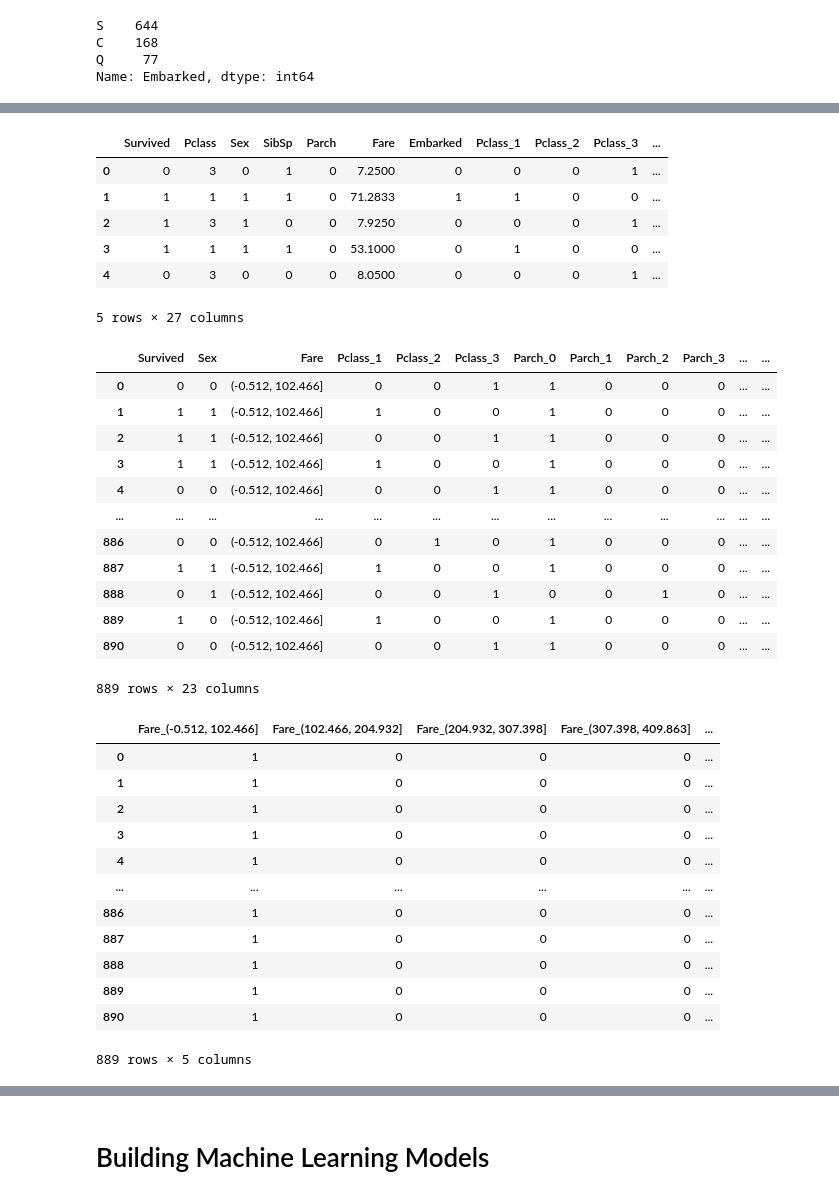
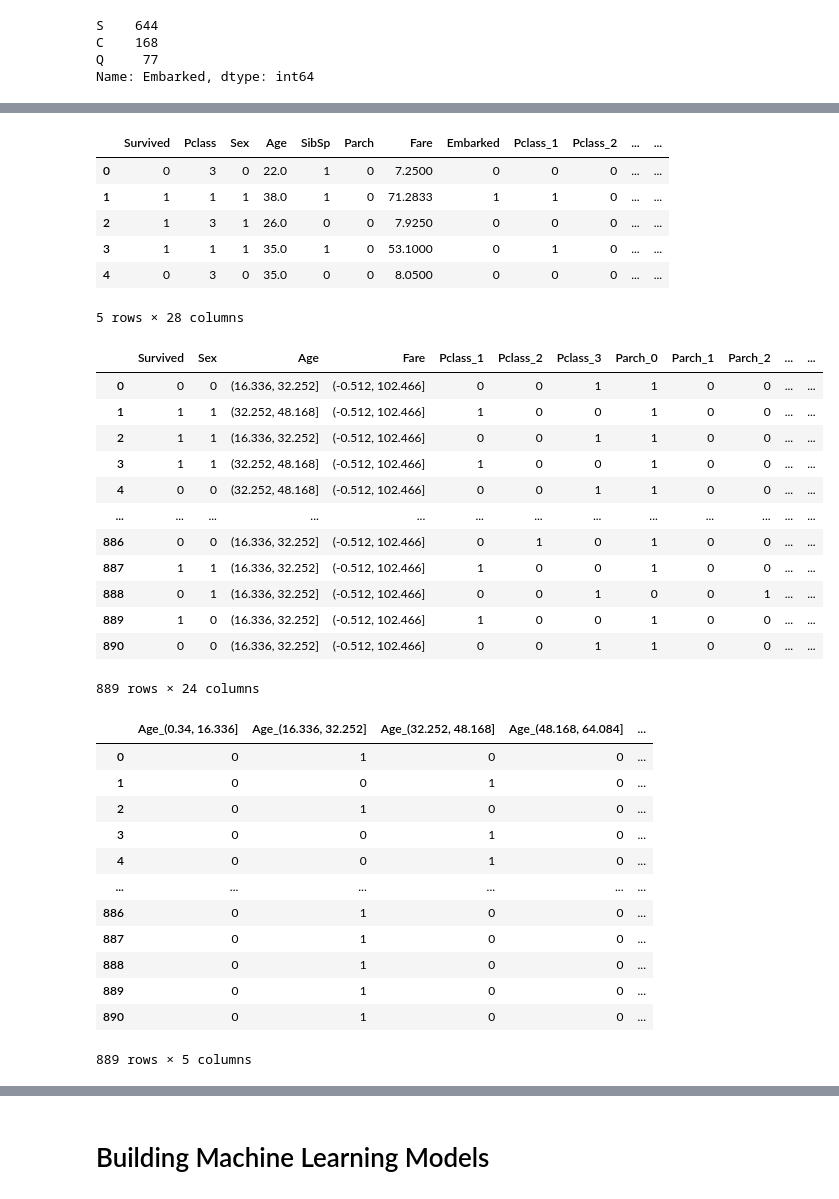
Before and after one commit to MOHAMMED-NASSER22/Titanic---Machine-Learning-from-Disaster-Kaggle, a Jupyter notebook: titanic.ipynb, the cells around one changed output, grey strips where cells are left out. Saved outputs shown, nothing was run; the diff lists cells and outputs as text; code cells hidden in the pictures.

Commit message:
Kaggle Notebook | Titanic | add Age median

```diff
--- a/titanic.ipynb
+++ b/titanic.ipynb
@@ -305,8 +305,8 @@ train_df.head(1)
 |  | PassengerId | Survived | Pclass | Name | Sex | Age | SibSp | Parch | Ticket | Fare | ... |
 | 0 | 1 | 0 | 3 | Braund, Mr. Owen Harris | male | 22.0 | 1 | 0 | A/5 21171 | 7.25 | ... |
 # %%
-train_df2 = train_df.drop(['Ticket', 'Cabin' , 'Name' ,'PassengerId','Age'], axis=1)
-test_df2 = test_df.drop(['Ticket', 'Cabin' , 'Name' , 'PassengerId','Age'], axis=1)
+train_df2 = train_df.drop(['Ticket', 'Cabin' , 'Name' ,'PassengerId'], axis=1)
+test_df2 = test_df.drop(['Ticket', 'Cabin' , 'Name' , 'PassengerId'], axis=1)
 train_df2 = train_df2.dropna(subset=['Embarked'])
 train_df2.head(1)
 # %% [output]
@@ -344,0 +350,3 @@ dtype: int64
+# %%
+train_df2['Age'].fillna(train_df2['Age'].dropna().median() , inplace = True)
+train_df2.isna().sum()
@@ -351,47 +369,51 @@ SibSp_dummy = pd.get_dummies(train_df2['SibSp'],prefix='SibSp')
 train_df2 = pd.concat([train_df2, Pclass , Parch_dummy ,Embarked_dummy , SibSp_dummy] , axis = 1)
 train_df2.head(5)
 # %% [output]
-|  | Survived | Pclass | Sex | SibSp | Parch | Fare | Embarked | Pclass_1 | Pclass_2 | Pclass_3 | ... |
-| 0 | 0 | 3 | 0 | 1 | 0 | 7.2500 | 0 | 0 | 0 | 1 | ... |
-| 1 | 1 | 1 | 1 | 1 | 0 | 71.2833 | 1 | 1 | 0 | 0 | ... |
-| 2 | 1 | 3 | 1 | 0 | 0 | 7.9250 | 0 | 0 | 0 | 1 | ... |
-| 3 | 1 | 1 | 1 | 1 | 0 | 53.1000 | 0 | 1 | 0 | 0 | ... |
-| 4 | 0 | 3 | 0 | 0 | 0 | 8.0500 | 0 | 0 | 0 | 1 | ... |
+|  | Survived | Pclass | Sex | Age | SibSp | Parch | Fare | Embarked | Pclass_1 | Pclass_2 | ... | ... |
+| 0 | 0 | 3 | 0 | 22.0 | 1 | 0 | 7.2500 | 0 | 0 | 0 | ... | ... |
+| 1 | 1 | 1 | 1 | 38.0 | 1 | 0 | 71.2833 | 1 | 1 | 0 | ... | ... |
+| 2 | 1 | 3 | 1 | 26.0 | 0 | 0 | 7.9250 | 0 | 0 | 0 | ... | ... |
+| 3 | 1 | 1 | 1 | 35.0 | 1 | 0 | 53.1000 | 0 | 1 | 0 | ... | ... |
+| 4 | 0 | 3 | 0 | 35.0 | 0 | 0 | 8.0500 | 0 | 0 | 0 | ... | ... |
-5 rows × 27 columns
+5 rows × 28 columns
 # %%
 train_df2.drop(['Pclass'  ,'SibSp' , 'Parch' , 'Embarked'] , axis = 1 , inplace = True)
 # %%
 train_df2['Fare'] = pd.cut(train_df2['Fare'] , 5)
+train_df2['Age'] = pd.cut(train_df2['Age'] , 5)
+
 train_df2
 # %% [output]
-|  | Survived | Sex | Fare | Pclass_1 | Pclass_2 | Pclass_3 | Parch_0 | Parch_1 | Parch_2 | Parch_3 | ... | ... |
-| 0 | 0 | 0 | (-0.512, 102.466] | 0 | 0 | 1 | 1 | 0 | 0 | 0 | ... | ... |
-| 1 | 1 | 1 | (-0.512, 102.466] | 1 | 0 | 0 | 1 | 0 | 0 | 0 | ... | ... |
-| 2 | 1 | 1 | (-0.512, 102.466] | 0 | 0 | 1 | 1 | 0 | 0 | 0 | ... | ... |
-| 3 | 1 | 1 | (-0.512, 102.466] | 1 | 0 | 0 | 1 | 0 | 0 | 0 | ... | ... |
-| 4 | 0 | 0 | (-0.512, 102.466] | 0 | 0 | 1 | 1 | 0 | 0 | 0 | ... | ... |
+|  | Survived | Sex | Age | Fare | Pclass_1 | Pclass_2 | Pclass_3 | Parch_0 | Parch_1 | Parch_2 | ... | ... |
+| 0 | 0 | 0 | (16.336, 32.252] | (-0.512, 102.466] | 0 | 0 | 1 | 1 | 0 | 0 | ... | ... |
+| 1 | 1 | 1 | (32.252, 48.168] | (-0.512, 102.466] | 1 | 0 | 0 | 1 | 0 | 0 | ... | ... |
+| 2 | 1 | 1 | (16.336, 32.252] | (-0.512, 102.466] | 0 | 0 | 1 | 1 | 0 | 0 | ... | ... |
+| 3 | 1 | 1 | (32.252, 48.168] | (-0.512, 102.466] | 1 | 0 | 0 | 1 | 0 | 0 | ... | ... |
+| 4 | 0 | 0 | (32.252, 48.168] | (-0.512, 102.466] | 0 | 0 | 1 | 1 | 0 | 0 | ... | ... |
 | ... | ... | ... | ... | ... | ... | ... | ... | ... | ... | ... | ... | ... |
-| 886 | 0 | 0 | (-0.512, 102.466] | 0 | 1 | 0 | 1 | 0 | 0 | 0 | ... | ... |
-| 887 | 1 | 1 | (-0.512, 102.466] | 1 | 0 | 0 | 1 | 0 | 0 | 0 | ... | ... |
-| 888 | 0 | 1 | (-0.512, 102.466] | 0 | 0 | 1 | 0 | 0 | 1 | 0 | ... | ... |
-| 889 | 1 | 0 | (-0.512, 102.466] | 1 | 0 | 0 | 1 | 0 | 0 | 0 | ... | ... |
-| 890 | 0 | 0 | (-0.512, 102.466] | 0 | 0 | 1 | 1 | 0 | 0 | 0 | ... | ... |
+| 886 | 0 | 0 | (16.336, 32.252] | (-0.512, 102.466] | 0 | 1 | 0 | 1 | 0 | 0 | ... | ... |
+| 887 | 1 | 1 | (16.336, 32.252] | (-0.512, 102.466] | 1 | 0 | 0 | 1 | 0 | 0 | ... | ... |
+| 888 | 0 | 1 | (16.336, 32.252] | (-0.512, 102.466] | 0 | 0 | 1 | 0 | 0 | 1 | ... | ... |
+| 889 | 1 | 0 | (16.336, 32.252] | (-0.512, 102.466] | 1 | 0 | 0 | 1 | 0 | 0 | ... | ... |
+| 890 | 0 | 0 | (16.336, 32.252] | (-0.512, 102.466] | 0 | 0 | 1 | 1 | 0 | 0 | ... | ... |
-889 rows × 23 columns
+889 rows × 24 columns
 # %%
 Fare_dummy = pd.get_dummies(train_df2['Fare'],prefix='Fare')
-Fare_dummy
+Age_dummy = pd.get_dummies(train_df2['Age'],prefix='Age')
+
+Age_dummy
 # %% [output]
-|  | Fare_(-0.512, 102.466] | Fare_(102.466, 204.932] | Fare_(204.932, 307.398] | Fare_(307.398, 409.863] | ... |
-| 0 | 1 | 0 | 0 | 0 | ... |
-| 1 | 1 | 0 | 0 | 0 | ... |
-| 2 | 1 | 0 | 0 | 0 | ... |
-| 3 | 1 | 0 | 0 | 0 | ... |
-| 4 | 1 | 0 | 0 | 0 | ... |
+|  | Age_(0.34, 16.336] | Age_(16.336, 32.252] | Age_(32.252, 48.168] | Age_(48.168, 64.084] | ... |
+| 0 | 0 | 1 | 0 | 0 | ... |
+| 1 | 0 | 0 | 1 | 0 | ... |
+| 2 | 0 | 1 | 0 | 0 | ... |
+| 3 | 0 | 0 | 1 | 0 | ... |
+| 4 | 0 | 0 | 1 | 0 | ... |
 | ... | ... | ... | ... | ... | ... |
-| 886 | 1 | 0 | 0 | 0 | ... |
-| 887 | 1 | 0 | 0 | 0 | ... |
-| 888 | 1 | 0 | 0 | 0 | ... |
-| 889 | 1 | 0 | 0 | 0 | ... |
-| 890 | 1 | 0 | 0 | 0 | ... |
+| 886 | 0 | 1 | 0 | 0 | ... |
+| 887 | 0 | 1 | 0 | 0 | ... |
+| 888 | 0 | 1 | 0 | 0 | ... |
+| 889 | 0 | 1 | 0 | 0 | ... |
+| 890 | 0 | 1 | 0 | 0 | ... |
 889 rows × 5 columns
 # %%
```
Also changed, not shown: parts of 30 cells of this notebook.
